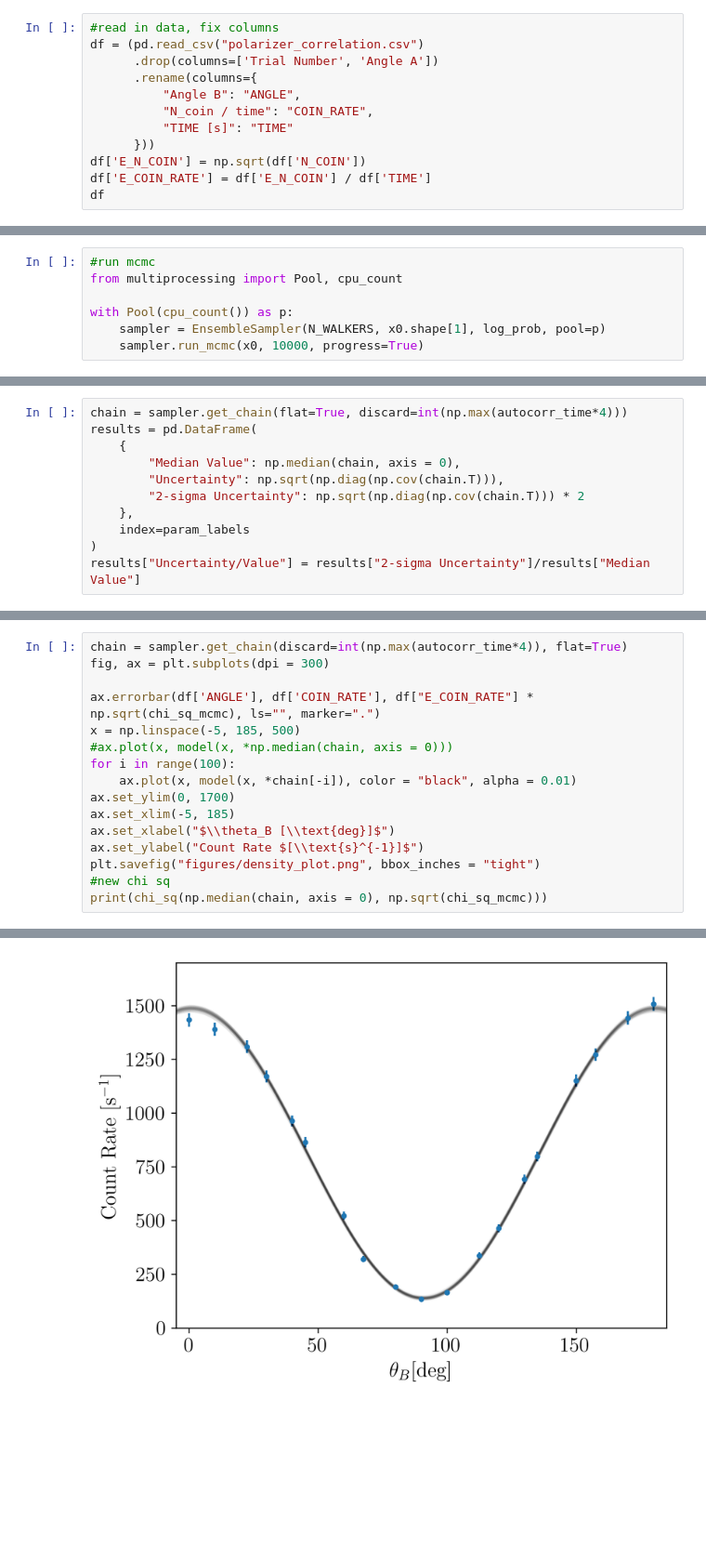
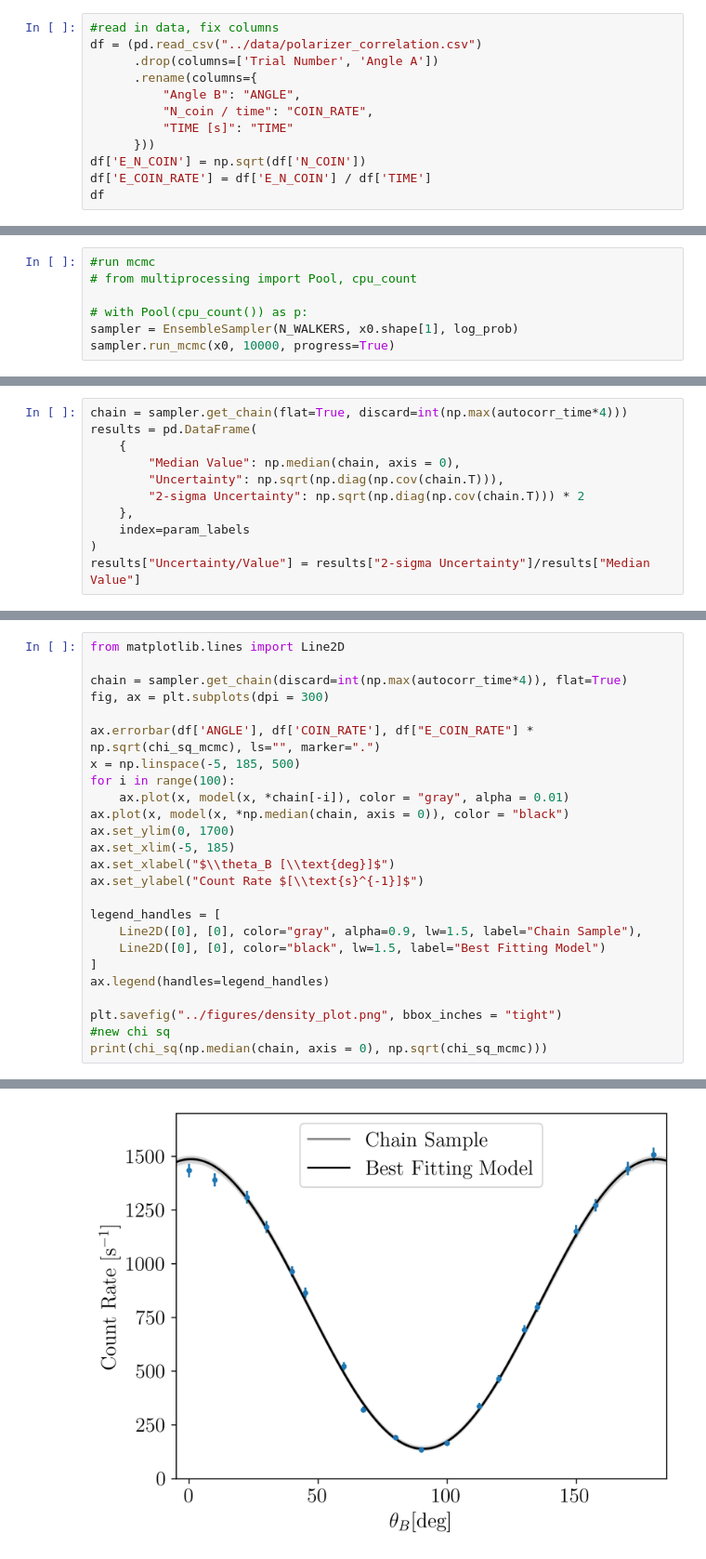
Before and after one commit to andres-luengo/alden-andres-max-most-dangerous-4450-trio, a Jupyter notebook: src/pol_cor_fit.ipynb, the cells around one changed output, grey strips where cells are left out. Shown at 93% size. Cells and saved outputs as stored; diff of their text form; blank space fills up the shorter version.

```diff
--- a/src/pol_cor_fit.ipynb
+++ b/src/pol_cor_fit.ipynb
@@ -7,7 +7,7 @@ from emcee import EnsembleSampler
 import matplotlib.pyplot as plt
 # %%
 #read in data, fix columns
-df = (pd.read_csv("polarizer_correlation.csv")
+df = (pd.read_csv("../data/polarizer_correlation.csv")
       .drop(columns=['Trial Number', 'Angle A'])
       .rename(columns={
           "Angle B": "ANGLE",
@@ -86,8 +86,8 @@ BUMP_SIZE = 1
 x0 = pcurve_fit + BUMP_SIZE * np.random.randn(N_WALKERS, len(pcurve_fit))
 # %%
 #run mcmc
-from multiprocessing import Pool, cpu_count
+# from multiprocessing import Pool, cpu_count
 
-with Pool(cpu_count()) as p:
-    sampler = EnsembleSampler(N_WALKERS, x0.shape[1], log_prob, pool=p)
-    sampler.run_mcmc(x0, 10000, progress=True)
+# with Pool(cpu_count()) as p:
+sampler = EnsembleSampler(N_WALKERS, x0.shape[1], log_prob)
+sampler.run_mcmc(x0, 10000, progress=True)
@@ -265,17 +282,26 @@ results
 # %%
+from matplotlib.lines import Line2D
+
 chain = sampler.get_chain(discard=int(np.max(autocorr_time*4)), flat=True)
 fig, ax = plt.subplots(dpi = 300)
 
 ax.errorbar(df['ANGLE'], df['COIN_RATE'], df["E_COIN_RATE"] * np.sqrt(chi_sq_mcmc), ls="", marker=".")
 x = np.linspace(-5, 185, 500)
-#ax.plot(x, model(x, *np.median(chain, axis = 0)))
 for i in range(100):
-    ax.plot(x, model(x, *chain[-i]), color = "black", alpha = 0.01)
+    ax.plot(x, model(x, *chain[-i]), color = "gray", alpha = 0.01)
+ax.plot(x, model(x, *np.median(chain, axis = 0)), color = "black")
 ax.set_ylim(0, 1700)
 ax.set_xlim(-5, 185)
 ax.set_xlabel("$\\theta_B [\\text{deg}]$")
 ax.set_ylabel("Count Rate $[\\text{s}^{-1}]$")
-plt.savefig("figures/density_plot.png", bbox_inches = "tight")
+
+legend_handles = [
+    Line2D([0], [0], color="gray", alpha=0.9, lw=1.5, label="Chain Sample"),
+    Line2D([0], [0], color="black", lw=1.5, label="Best Fitting Model")
+]
+ax.legend(handles=legend_handles)
+
+plt.savefig("../figures/density_plot.png", bbox_inches = "tight")
 #new chi sq
 print(chi_sq(np.median(chain, axis = 0), np.sqrt(chi_sq_mcmc)))
 # %% [output]
@@ -283,4 +309,4 @@ print(chi_sq(np.median(chain, axis = 0), np.sqrt(chi_sq_mcmc)))
-[figure, old version]
+[figure, new version]
 # %%
 chain = sampler.get_chain(discard=int(np.max(autocorr_time*4)), flat=True)
 fig, axs = plt.subplots(2, dpi = 300, height_ratios = [5, 1], sharex = True)
```
Also changed, not shown: parts of 14 cells of this notebook, 6 other files.
